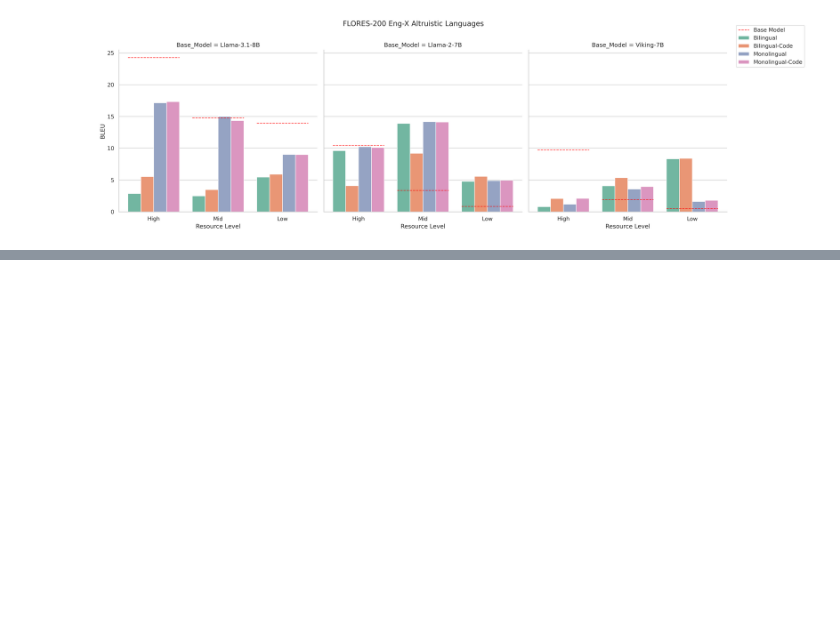
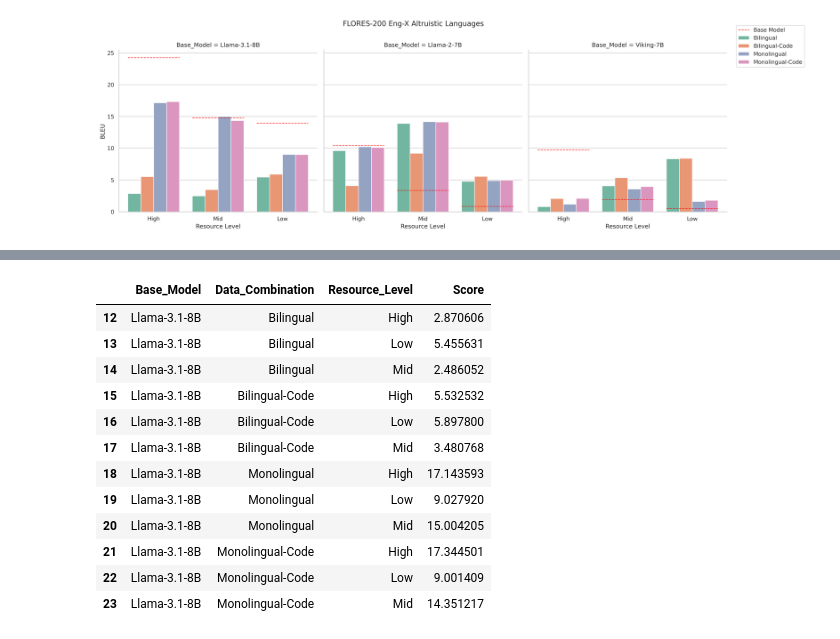
Before and after one commit to MaLA-LM/MixCPT, a Jupyter notebook: evaluation/Visualization/Flores-Eng-X/Altruistic.ipynb, the cells around one changed output, grey strips where cells are left out. Saved outputs shown, nothing was run; the diff lists cells and outputs as text; code cells hidden in the pictures; blank space fills up the shorter version.

```diff
--- a/evaluation/Visualization/Flores-Eng-X/Altruistic.ipynb
+++ b/evaluation/Visualization/Flores-Eng-X/Altruistic.ipynb
@@ -231,0 +335,16 @@ plt.show()
+# %%
+df
+# %% [output]
+|  | Base_Model | Data_Combination | Resource_Level | Score |
+| 12 | Llama-3.1-8B | Bilingual | High | 2.870606 |
+| 13 | Llama-3.1-8B | Bilingual | Low | 5.455631 |
+| 14 | Llama-3.1-8B | Bilingual | Mid | 2.486052 |
+| 15 | Llama-3.1-8B | Bilingual-Code | High | 5.532532 |
+| 16 | Llama-3.1-8B | Bilingual-Code | Low | 5.897800 |
+| 17 | Llama-3.1-8B | Bilingual-Code | Mid | 3.480768 |
+| 18 | Llama-3.1-8B | Monolingual | High | 17.143593 |
+| 19 | Llama-3.1-8B | Monolingual | Low | 9.027920 |
+| 20 | Llama-3.1-8B | Monolingual | Mid | 15.004205 |
+| 21 | Llama-3.1-8B | Monolingual-Code | High | 17.344501 |
+| 22 | Llama-3.1-8B | Monolingual-Code | Low | 9.001409 |
+| 23 | Llama-3.1-8B | Monolingual-Code | Mid | 14.351217 |
```
Also changed, not shown: parts of 1 cell of this notebook, 8 other files.
